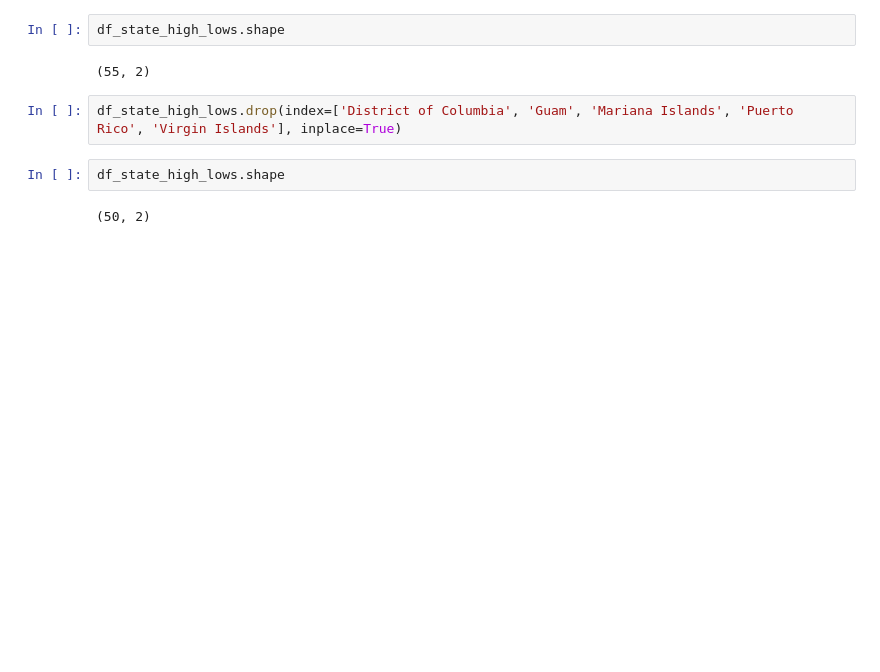
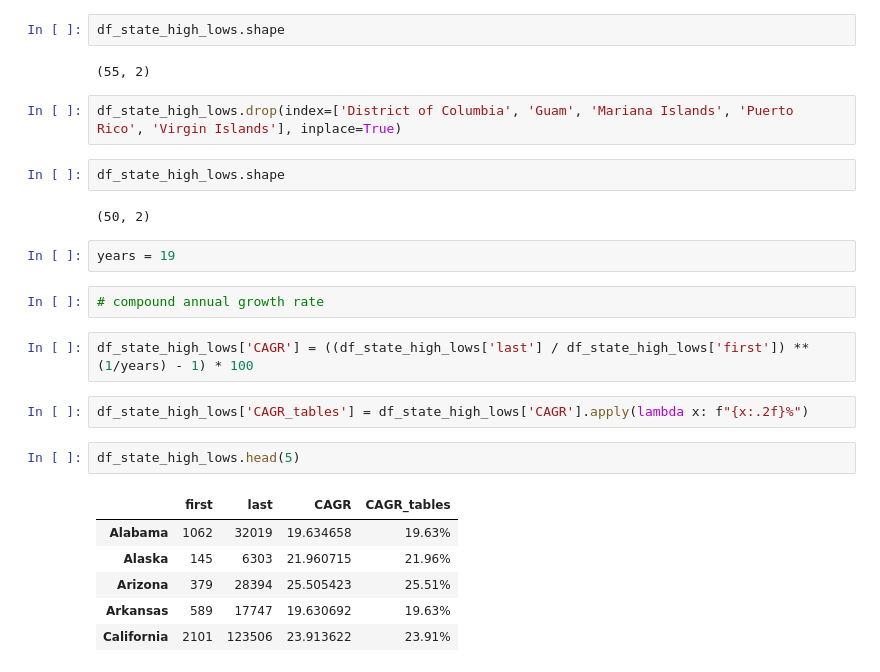
Before and after one commit to roodhouse/udacity_notebooks, a Jupyter notebook: projects/database_ncis_and_census_data/explore.ipynb, the cells around one changed output. Cells and saved outputs as stored; diff of their text form; blank space fills up the shorter version.

```diff
--- a/projects/database_ncis_and_census_data/explore.ipynb
+++ b/projects/database_ncis_and_census_data/explore.ipynb
@@ -464,3 +464,20 @@ df_state_high_lows.drop(index=['District of Columbia', 'Guam', 'Mariana Islands'
 df_state_high_lows.shape
 # %% [output]
 (50, 2)
+# %%
+years = 19
+# %%
+# compound annual growth rate
+# %%
+df_state_high_lows['CAGR'] = ((df_state_high_lows['last'] / df_state_high_lows['first']) ** (1/years) - 1) * 100
+# %%
+df_state_high_lows['CAGR_tables'] = df_state_high_lows['CAGR'].apply(lambda x: f"{x:.2f}%")
+# %%
+df_state_high_lows.head(5)
+# %% [output]
+|  | first | last | CAGR | CAGR_tables |
+| Alabama | 1062 | 32019 | 19.634658 | 19.63% |
+| Alaska | 145 | 6303 | 21.960715 | 21.96% |
+| Arizona | 379 | 28394 | 25.505423 | 25.51% |
+| Arkansas | 589 | 17747 | 19.630692 | 19.63% |
+| California | 2101 | 123506 | 23.913622 | 23.91% |
```
Also changed, not shown: parts of 7 cells of this notebook.
